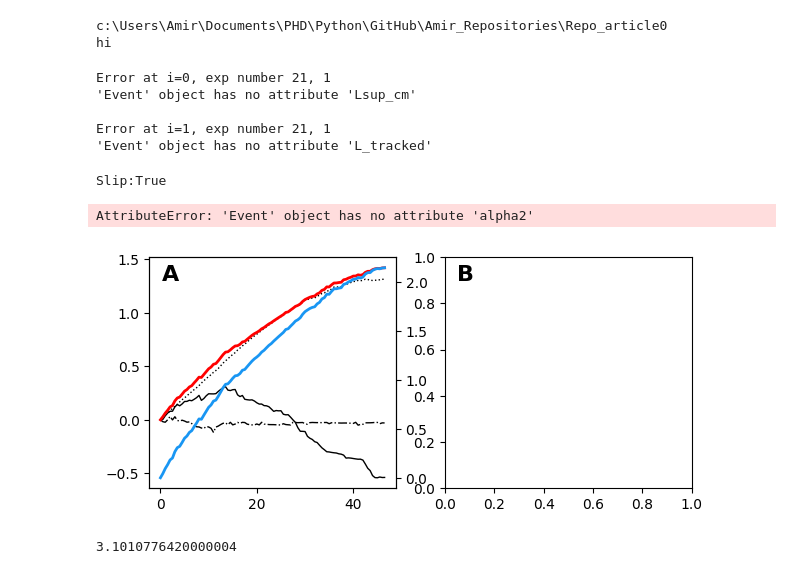
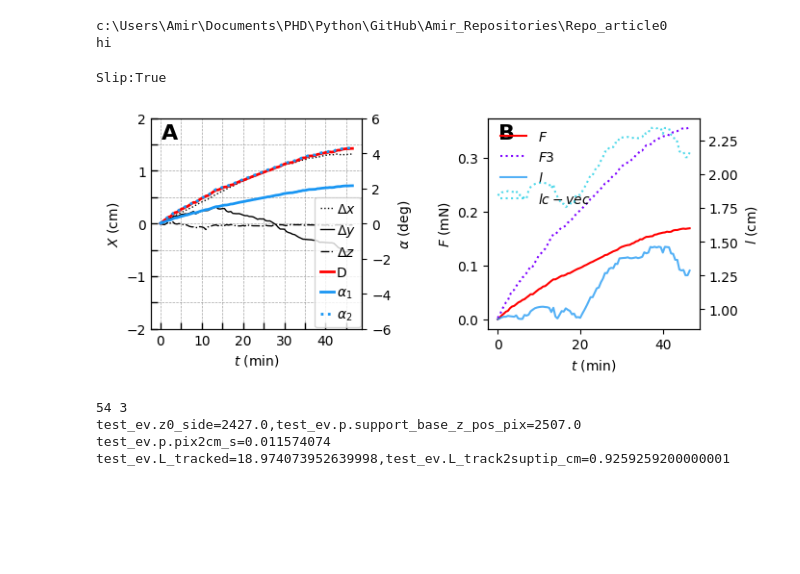
Before and after one commit to amirohad/Repo_article0, a Jupyter notebook: test_new_calcs.ipynb, the cells around one changed output. Drawn from its saved outputs; the diff is of its cells as text; code cells hidden in the pictures; blank space fills up the shorter version.

Commit message:
test_new_calcs
showing differences between old and new calculations with different methods and how they affect the results

```diff
--- a/test_new_calcs.ipynb
+++ b/test_new_calcs.ipynb
@@ -145,7 +145,7 @@ events = []
 i = 0
 N = len(data_panda)
 
-for i in tqdm(range(2), leave=True):
+for i in tqdm(range(N), leave=True):
     try:
         exp = int(re.findall('\d{3,4}',data_panda.at[i,'Exp_num'])[0]) # exp num
         view = data_panda.at[i,'View']  # side of top view
@@ -194,12 +194,6 @@ for i in tqdm(range(2), leave=True):
         print(f'Error at i={i}, exp number {exp}, {event}')
         print(e)
         continue
-# %% [output]
-Error at i=0, exp number 21, 1
-'Event' object has no attribute 'Lsup_cm'
-
-Error at i=1, exp number 21, 1
-'Event' object has no attribute 'L_tracked'
 # %%
 #%% figure - Force trajectory for slip event with contact position along support 2
 # cmap = plt.get_cmap('viridis')
@@ -230,7 +224,7 @@ axs0 = axs[0].twinx()
 axs0.plot(test_ev.timer/60, np.rad2deg(test_ev.alpha),
           color=cmap(0.2), linewidth = 2, label=r'$\alpha_1$') #cmap(0.2)
 axs0.plot(test_ev.timer/60, np.rad2deg(test_ev.alpha2),
-          color=cmap(0.2),linestyle = 'dashed', linewidth = 2, label=r'$\alpha_2$') #cmap(0.3)
+          color=cmap(0.2),linestyle = 'dotted', linewidth = 2, label=r'$\alpha_2$') #cmap(0.3)
 
 # add legend label from the twin axis
 lines, labels = axs[0].get_legend_handles_labels()
@@ -261,7 +255,7 @@ axs[0].legend(
 ###########################################
 # Plot calculated force and contact position
 
-axs[1].plot(test_ev.timer/60, np.multiply(test_ev.F_bean, mg2mN),
+axs[1].plot(test_ev.timer/60, test_ev.F_bean,
              color=cmap(1.5), label=r'$F$') #cmap(0.2)
 # axs[1].plot(test_ev.timer/60, test_ev.F_bean_2,
 #              color=cmap(1.55),linestyle = 'dashed', label=r'$F2$') #cmap(0.2)
@@ -270,45 +264,42 @@ axs[1].plot(test_ev.timer/60, test_ev.F_bean_3,
 
 ax2 = axs[1].twinx()
 dist2tip = [abs(k) for k in test_ev.L_contact2suptip]
 lc_trig = [abs(k) for k in test_ev.l_c_trig]
 lc_vec = [abs(k) for k in test_ev.l_c_vec]
 
 # axs[1].vlines(test_ev.timer[-1]/60, 0, test_ev.F_bean[-1]*mg2mN,
 #                color=cmap(1.5),)
 ax2.plot(test_ev.timer/60, dist2tip, color= cmap(0.2),
           label=r'$l$', alpha=0.75)
 # ax2.plot(test_ev.timer/60, lc_trig, color= cmap(0.25), linestyle='dashed',
 #           label=r'$lc-trig$', alpha=0.75)
 ax2.plot(test_ev.timer/60, test_ev.p.Lsup_cm-lc_vec, color= cmap(0.3), linestyle='dotted',
           label=r'$lc-vec$', alpha=0.75)
 
 lines, labels = axs[1].get_legend_handles_labels()
 lines2, labels2 = ax2.get_legend_handles_labels()
 axs[1].legend(lines + lines2, labels + labels2, loc='best',frameon=False)
 
 ax2.set_ylabel(r'$l$ (cm)')
 # ax2.set_ylim([0,2])
 axs[1].set_xlabel(r'$t$ (min)')
 axs[1].set_ylabel(r'$F$ (mN)')
 # uf.set_grid(axs[1],50,0.15)
 
 plt.tight_layout()
 plt.show()
 # fig.savefig(save_folder+r'\xyz_ang_F_l_2.png',dpi=300)
 # %% [output]
 Slip:True
-AttributeError: 'Event' object has no attribute 'alpha2'
-[figure, old version]
+[figure, new version]
 # %%
 
 # plt.plot(test_ev.alpha2)
 # plt.plot(test_ev.l_c_trig)
 # plt.plot(test_ev.l_c_vec,'r')
-# plt.plot(test_ev.L_contact2suptip,'b')
 # plt.plot(test_ev.xyz_contact[2])
 # plt.plot(np.sqrt(test_ev.xyz_contact[0]**2+test_ev.xyz_contact[1]**2+test_ev.xyz_contact[2]**2))
-# print(test_ev.p.exp_num,test_ev.event_num)
-# print(test_ev.L_track2suptip_cm)
+print(test_ev.p.exp_num,test_ev.event_num)
 # plt.plot(test_ev.dxyz[2],'b')
 # plt.plot(test_ev.xyz[2],'b')
 # plt.plot(test_ev.dz_cont,'r')
@@ -323,6 +314,12 @@ AttributeError: 'Event' object has no attribute 'alpha2'
 # plt.plot(test_ev.z_cont_dec-test_ev.p.Lsup_cm)
 # plt.plot(test_ev.xyz_contact[2])
 # plt.plot(np.subtract(test_ev.xyz.T,test_ev.hinge).T[2])
-print(test_ev.L_contact2stemtip_cm)
+print(f'{test_ev.z0_side=},{test_ev.p.support_base_z_pos_pix=}')
+print(f'{test_ev.p.pix2cm_s=}')
+
+print(f'{test_ev.L_tracked=},{test_ev.L_track2suptip_cm=}')
 # %% [output]
-3.1010776420000004
+54 3
+test_ev.z0_side=2427.0,test_ev.p.support_base_z_pos_pix=2507.0
+test_ev.p.pix2cm_s=0.011574074
+test_ev.L_tracked=18.974073952639998,test_ev.L_track2suptip_cm=0.9259259200000001
```
Also changed, not shown: 2 other files.
